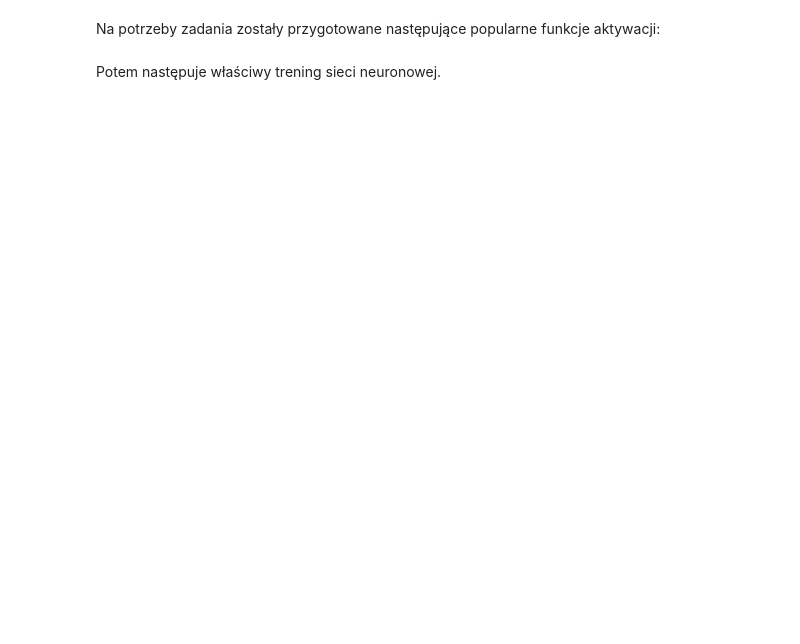
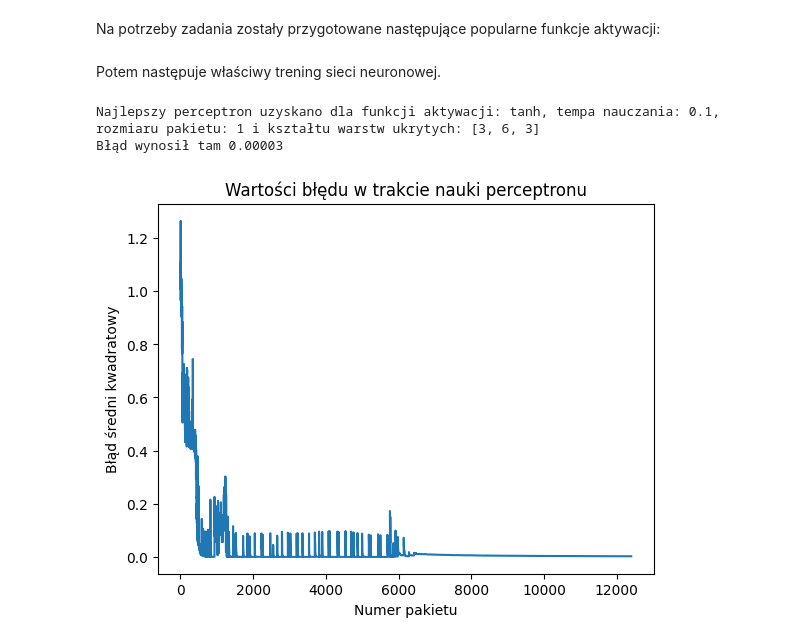
Before and after one commit to JakPro15/22Z-WSI-neural-networks, a Jupyter notebook: lab5_notebook.ipynb, the cells around one changed output. Cells and saved outputs as stored; diff of their text form; code cells hidden in the pictures; blank space fills up the shorter version.

```diff
--- a/lab5_notebook.ipynb
+++ b/lab5_notebook.ipynb
@@ -104,6 +105,25 @@ for i, activation in enumerate(ACTIVATION_NAMES):
                 errors_by_learning_rate[j].append(error)
                 errors_by_batch_size[k].append(error)
                 errors_by_shape[l].append(error)
+# %%
+import importlib
+importlib.reload(plots)
+
+print(f"Najlepszy perceptron uzyskano dla funkcji aktywacji: {best_activation}, "
+      f"tempa nauczania: {best_learning_rate}, "
+      f"rozmiaru pakietu: {best_batch_size} "
+      f"i kształtu warstw ukrytych: {best_shape}",
+      f"Błąd wynosił tam {best_error:.5f}", sep="\n")
+
+plots.generate_line_plot(
+      range(len(best_mses)), best_mses,
+      "Wartości błędu w trakcie nauki perceptronu",
+      "Numer pakietu", "Błąd średni kwadratowy"
+      )
+# %% [output]
+Najlepszy perceptron uzyskano dla funkcji aktywacji: tanh, tempa nauczania: 0.1, rozmiaru pakietu: 1 i kształtu warstw ukrytych: [3, 6, 3]
+Błąd wynosił tam 0.00003
+[figure, added]
 # %%
 import importlib
 importlib.reload(plots)
```
Also changed, not shown: parts of 4 cells of this notebook, 1 other file.
